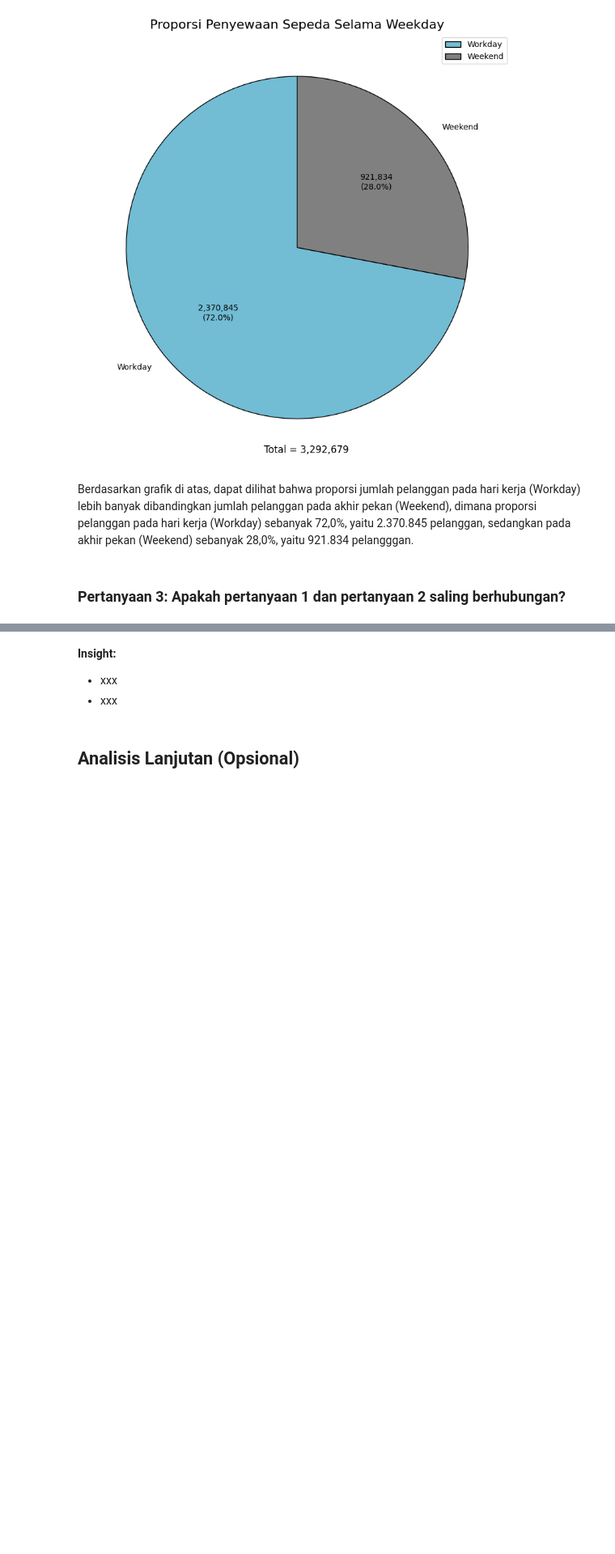
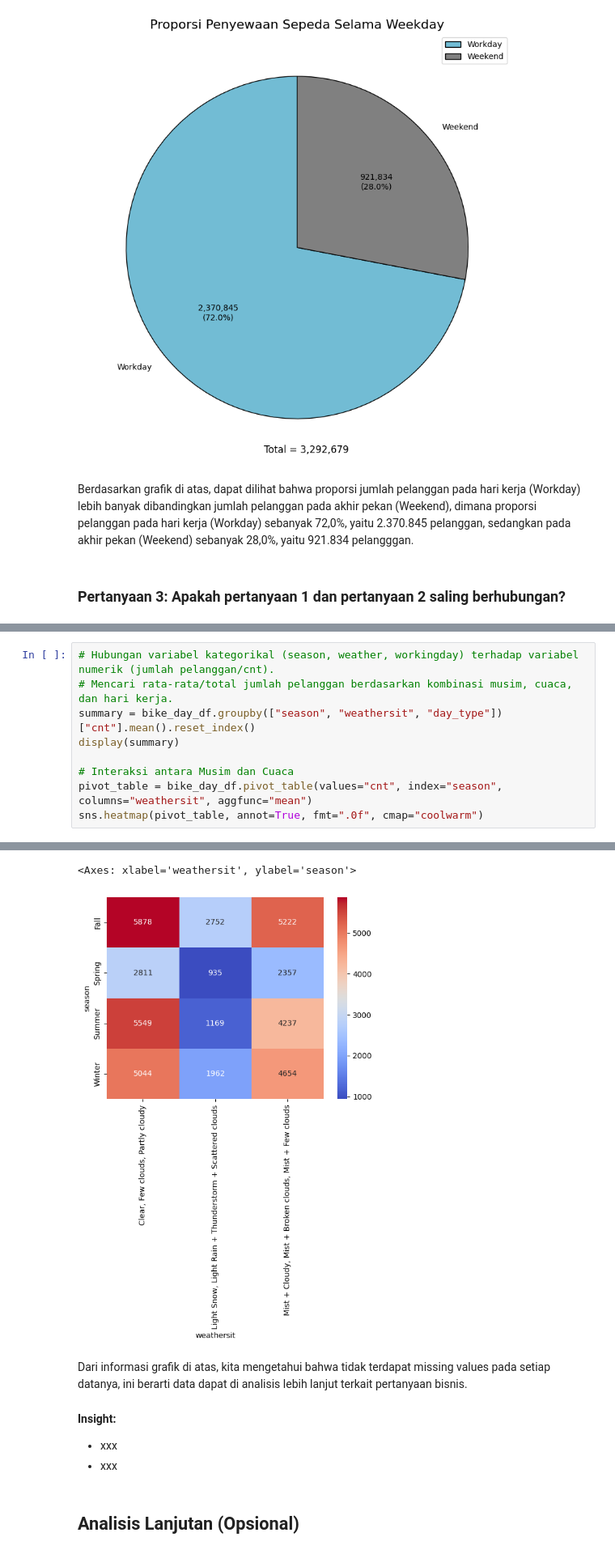
Before and after one commit to Nauviii/first_project_DataAnalayst, a Jupyter notebook: Notebook.ipynb, the cells around one changed output, grey strips where cells are left out. Shown: that part at 81% size. Drawn from its saved outputs; the diff is of its cells as text; blank space fills up the shorter version.

```diff
--- a/Notebook.ipynb
+++ b/Notebook.ipynb
@@ -665,3 +682,13 @@ Passing `palette` without assigning `hue` is deprecated and will be removed in v
 
   sns.countplot(data=bike_day_df, x="day_type", palette="cool", ax=axes[1, 0])
 [figure]
+# %%
+# Hubungan variabel kategorikal (season, weather, workingday) terhadap variabel numerik (jumlah pelanggan/cnt).
+# Mencari rata-rata/total jumlah pelanggan berdasarkan kombinasi musim, cuaca, dan hari kerja.
+summary = bike_day_df.groupby(["season", "weathersit", "day_type"])["cnt"].mean().reset_index()
+display(summary)
+
+# Interaksi antara Musim dan Cuaca
+pivot_table = bike_day_df.pivot_table(values="cnt", index="season", columns="weathersit", aggfunc="mean")
+sns.heatmap(pivot_table, annot=True, fmt=".0f", cmap="coolwarm")
+# %% [output]
@@ -668,3 +712,7 @@ Passing `palette` without assigning `hue` is deprecated and will be removed in v
+<Axes: xlabel='weathersit', ylabel='season'>
+[figure, added]
+# %% [markdown]
+Dari informasi grafik di atas, kita mengetahui bahwa tidak terdapat missing values pada setiap datanya, ini berarti data dapat di analisis lebih lanjut terkait pertanyaan bisnis.
 # %% [markdown]
 **Insight:**
 - xxx
```
Also changed, not shown: parts of 7 cells of this notebook.
